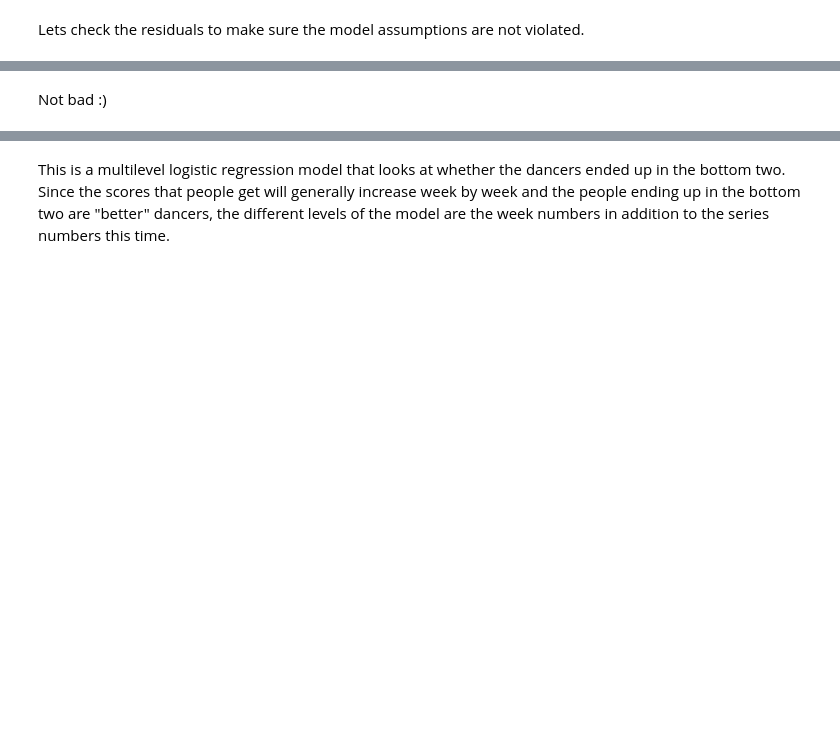
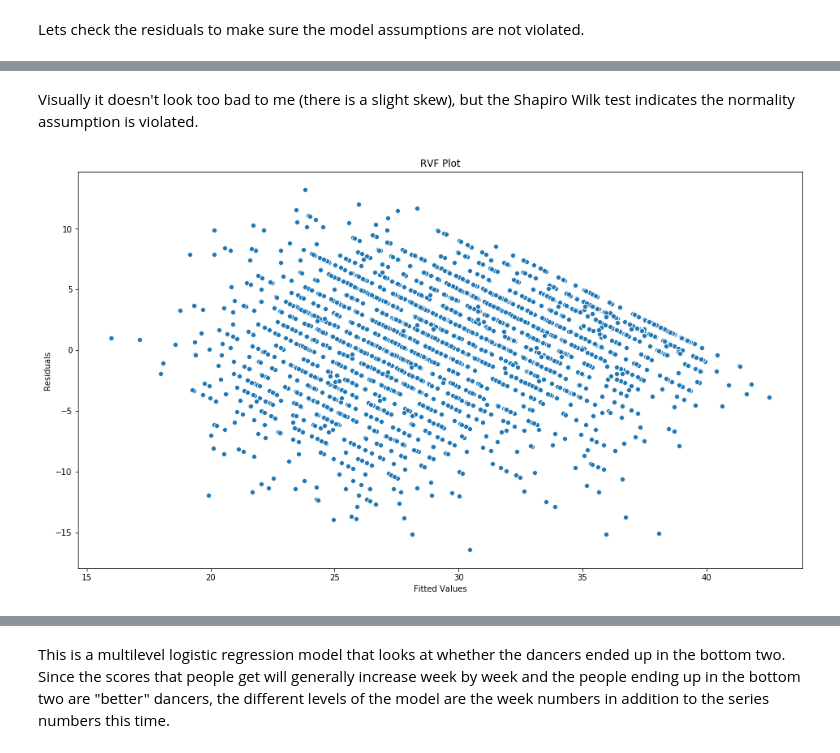
Before and after one commit to jim-rafferty/strictly-regression, a Jupyter notebook: strictly_regression.ipynb, the cells around one changed output, grey strips where cells are left out. Saved outputs shown, nothing was run; the diff lists cells and outputs as text; code cells hidden in the pictures; blank space fills up the shorter version.

```diff
--- a/strictly_regression.ipynb
+++ b/strictly_regression.ipynb
@@ -238,2 +246,17 @@ p-value 3.878270317739241e-13
-# %% [markdown]
-Not bad :)
+# %% [markdown]
+Visually it doesn't look too bad to me (there is a slight skew), but the Shapiro Wilk test indicates the normality assumption is violated.
+# %%
+# homoscedacity of variance
+# Alternatively, does the variance change across the groups / outcome variable
+
+fig = plt.figure(figsize = (16, 9))
+
+ax = sns.scatterplot(y = mdf.resid, x = mdf.fittedvalues)
+
+ax.set_title("RVF Plot")
+ax.set_xlabel("Fitted Values")
+ax.set_ylabel("Residuals")
+
+plt.show()
+# %% [output]
+[figure, added]
```
Also changed, not shown: parts of 21 cells of this notebook.
